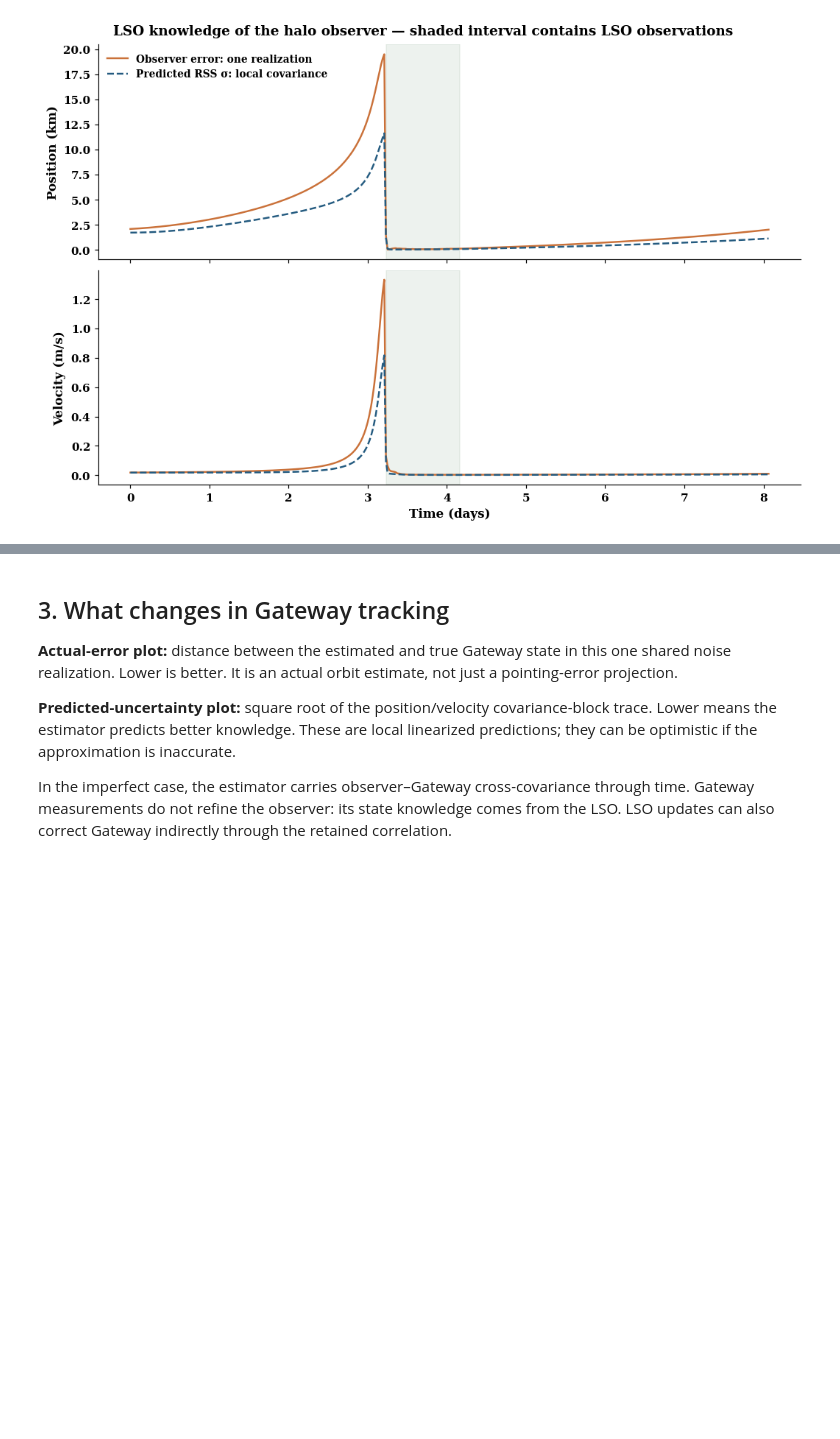
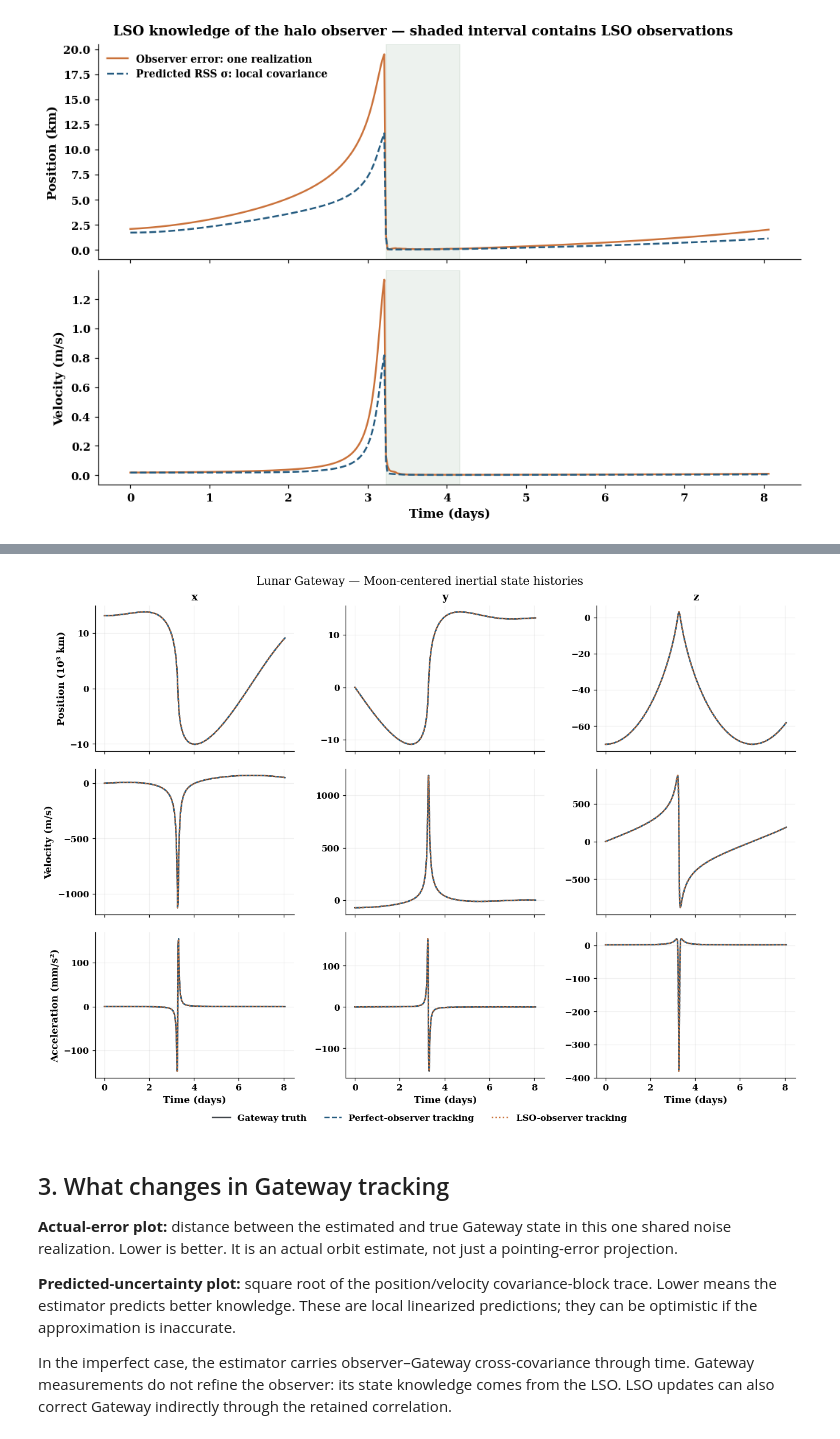
Before and after one commit to scottblender/Halo_Orbit_Tracking, a Jupyter notebook: notebooks/00_gateway_tracking_comparison.ipynb, the cells around one changed output, grey strips where cells are left out. Cells and saved outputs as stored; diff of their text form; code cells hidden in the pictures; blank space fills up the shorter version.

```diff
--- a/notebooks/00_gateway_tracking_comparison.ipynb
+++ b/notebooks/00_gateway_tracking_comparison.ipynb
@@ -68,3 +79,8 @@ export(fig_observer, ROOT / "results/gateway_comparison/observer.png")
+# %%
+fig_gateway_states = state_histories(result, 'gateway')
+export(fig_gateway_states, ROOT / 'results/gateway_comparison/gateway_states.png')
+# %% [output]
+[figure, added]
 # %% [markdown]
 ## 3. What changes in Gateway tracking
 
```
Also changed, not shown: parts of 9 cells of this notebook, 32 other files.
